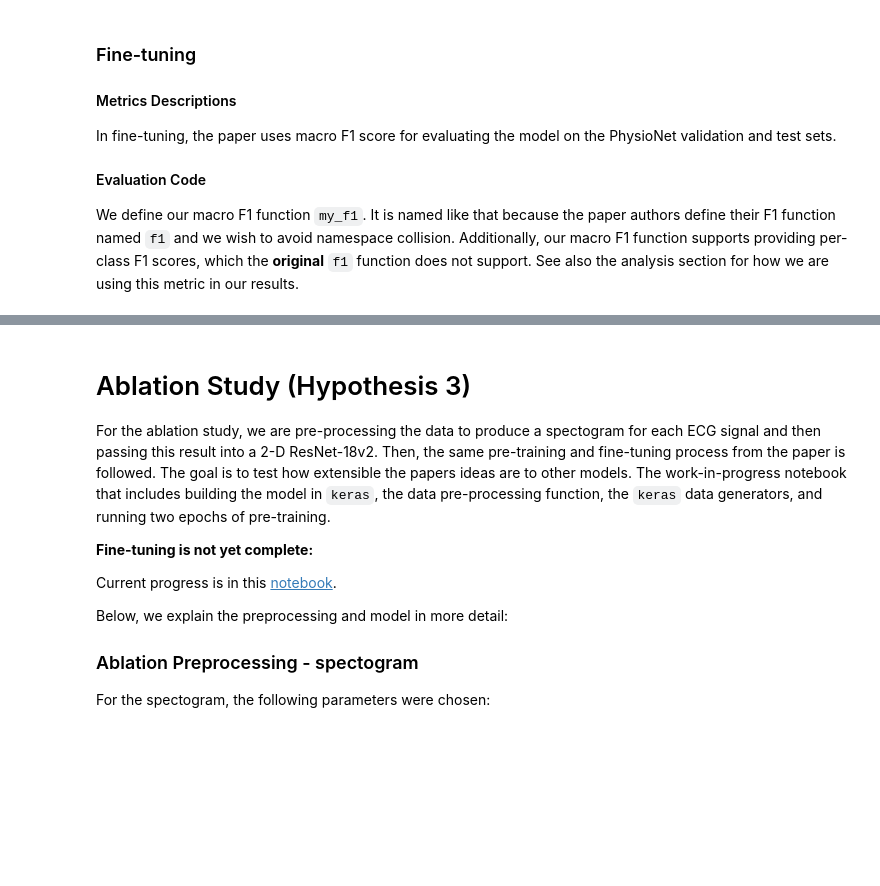
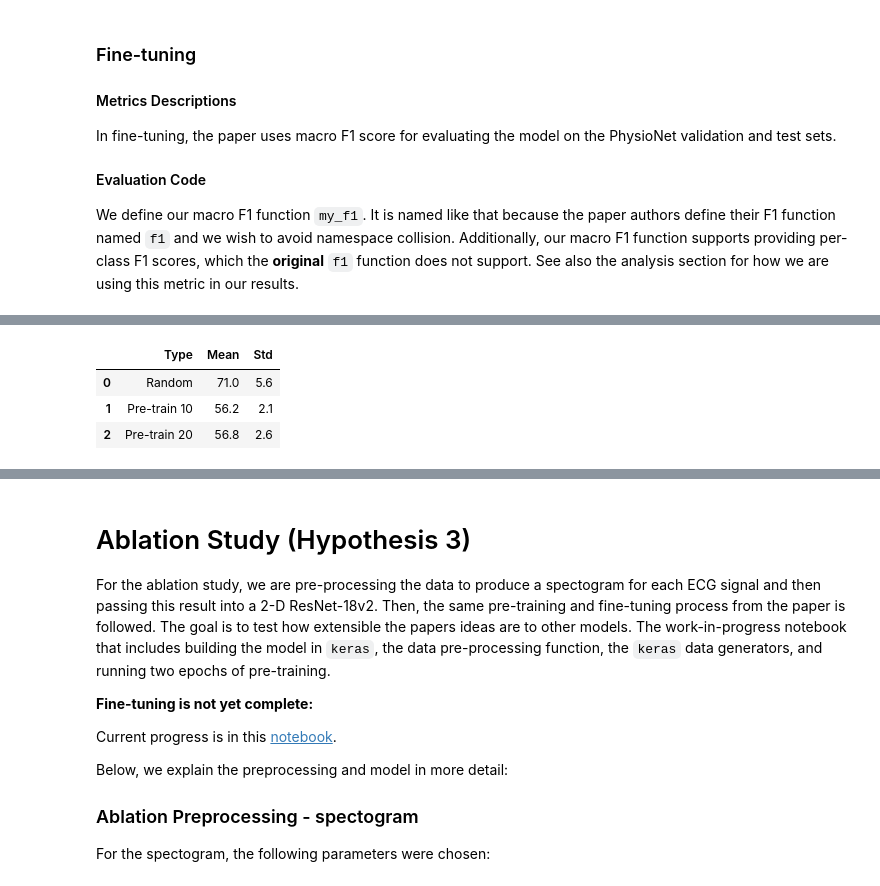
Before and after one commit to myles-i/DLH_TransferLearning, a Jupyter notebook: report/DL4H_Team_1.ipynb, the cells around one changed output, grey strips where cells are left out. Cells and saved outputs as stored; diff of their text form; code cells hidden in the pictures; blank space fills up the shorter version.

```diff
--- a/report/DL4H_Team_1.ipynb
+++ b/report/DL4H_Team_1.ipynb
@@ -891,0 +1019,7 @@ def my_f1(y_true, y_prob, average='macro'):
+# %%
+make_epoch_table(history_all)
+# %% [output]
+|  | Type | Mean | Std |
+| 0 | Random | 71.0 | 5.6 |
+| 1 | Pre-train 10 | 56.2 | 2.1 |
+| 2 | Pre-train 20 | 56.8 | 2.6 |
```
Also changed, not shown: parts of 23 cells of this notebook.
